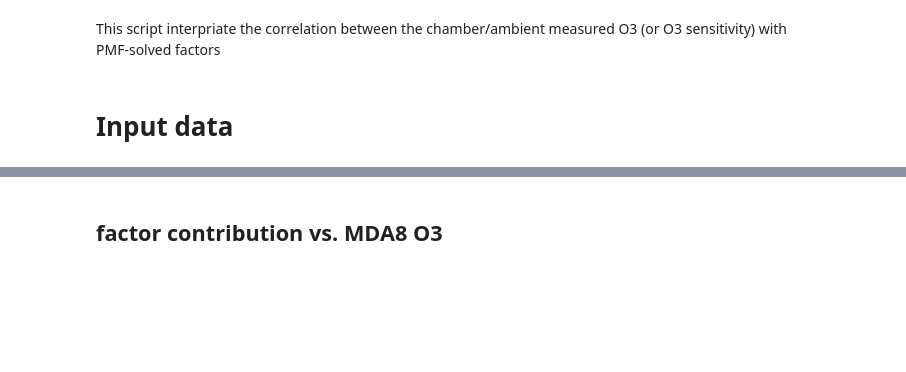
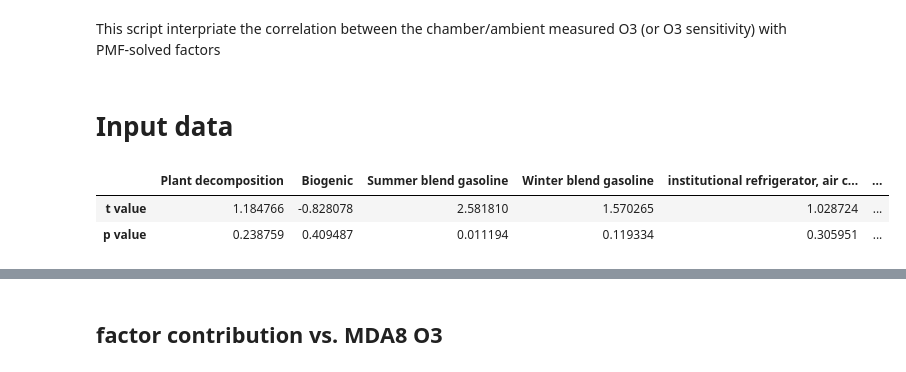
Before and after one commit to shenglun7/VOC_RECAP, a Jupyter notebook: code/script/pmf_O3_temperature_correlation.ipynb, the cells around one changed output, grey strips where cells are left out. Cells and saved outputs as stored; diff of their text form; code cells hidden in the pictures; blank space fills up the shorter version.

```diff
--- a/code/script/pmf_O3_temperature_correlation.ipynb
+++ b/code/script/pmf_O3_temperature_correlation.ipynb
@@ -36,3 +36,19 @@ factor_name = ['Plant decomposition', 'Biogenic', 'Summer blend gasoline',
                'VCP(siloxane)', 'VCP(EtOH)']
 profile_conc.columns = ['Parameter'] + factor_name
 contribution.columns = ['Date'] + factor_name
+# %%
+# t test for weekday and weekend
+contribution.loc[contribution['Date'].dt.weekday < 5, 'Weekday'] = 'Weekday'
+contribution.loc[contribution['Date'].dt.weekday >= 5, 'Weekday'] = 'Weekend'
+
+t_test = pd.DataFrame()
+for factor in factor_name:
+    df = contribution[[factor, 'Weekday']].dropna()
+    t_test.loc['t value', factor], t_test.loc['p value', factor] = \
+        st.ttest_ind(df[df['Weekday'] == 'Weekday'][factor],
+                     df[df['Weekday'] == 'Weekend'][factor])
+t_test
+# %% [output]
+|  | Plant decomposition | Biogenic | Summer blend gasoline | Winter blend gasoline | institutional refrigerator, air c... | ... |
+| t value | 1.184766 | -0.828078 | 2.581810 | 1.570265 | 1.028724 | ... |
+| p value | 0.238759 | 0.409487 | 0.011194 | 0.119334 | 0.305951 | ... |
```
Also changed, not shown: parts of 1 cell of this notebook.
